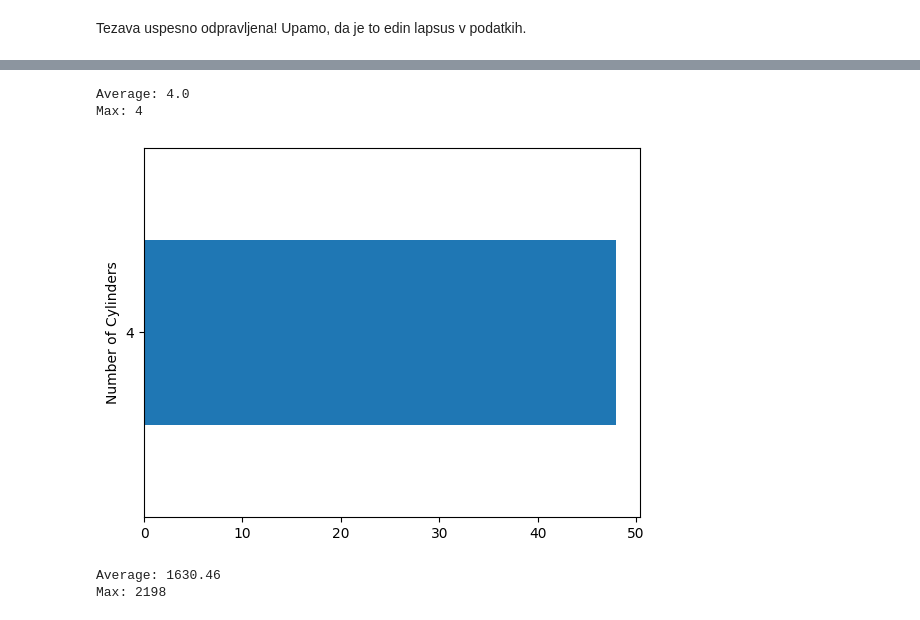
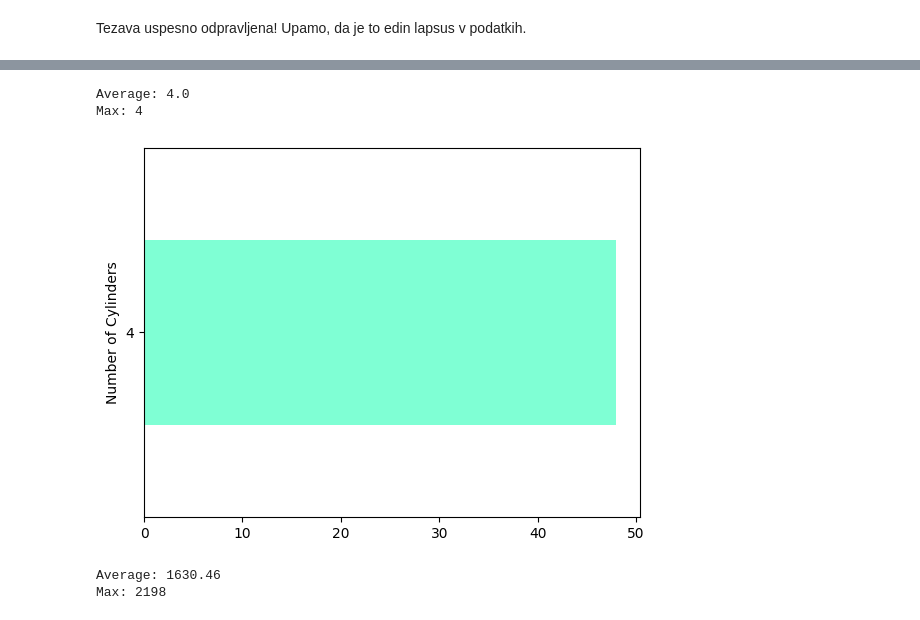
Before and after one commit to urbancluka/UVP-Projektna-naloga, a Jupyter notebook: analiza.ipynb, the cells around one changed output, grey strips where cells are left out. Saved outputs shown, nothing was run; the diff lists cells and outputs as text; code cells hidden in the pictures.

```diff
--- a/analiza.ipynb
+++ b/analiza.ipynb
@@ -20,7 +20,9 @@ import pandas as pd
 import matplotlib.pyplot as plt
 import seaborn as sns
 import numpy as np
+import random
 
+colors = np.array(["plum", "yellowgreen", "aquamarine", "coral", "darkturquoise", "cornflowerblue", "mediumpurple", "palevioletred"])
 podatki_o_avtih = pd.read_csv("data.csv")
 podatki_o_avtih.head()
 # %% [output]
@@ -112,12 +119,12 @@ drive.plot.pie()
 # %%
 cyl = podatki_o_avtih["Number of Cylinders"].value_counts()
-cyl.plot.barh()
+cyl.plot.barh(color=colors)
 print(f"Average: {round(podatki_o_avtih["Number of Cylinders"].mean(), 2)}")
 print(f"Max: {podatki_o_avtih["Number of Cylinders"].max()}")
 # %% [output]
 Average: 4.0
 Max: 4
-[figure, old version]
+[figure, new version]
 # %%
 vol = podatki_o_avtih["Volume of engine"].value_counts()
 vol.plot.barh()
```
Also changed, not shown: parts of 4 cells of this notebook.
